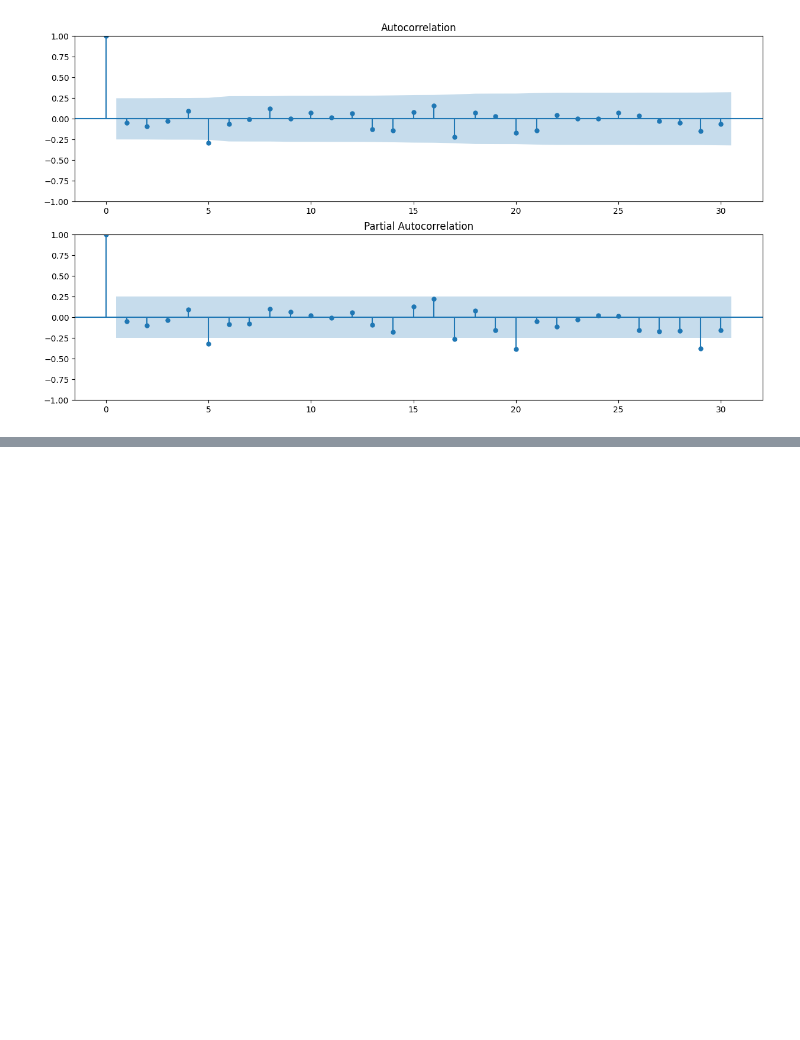
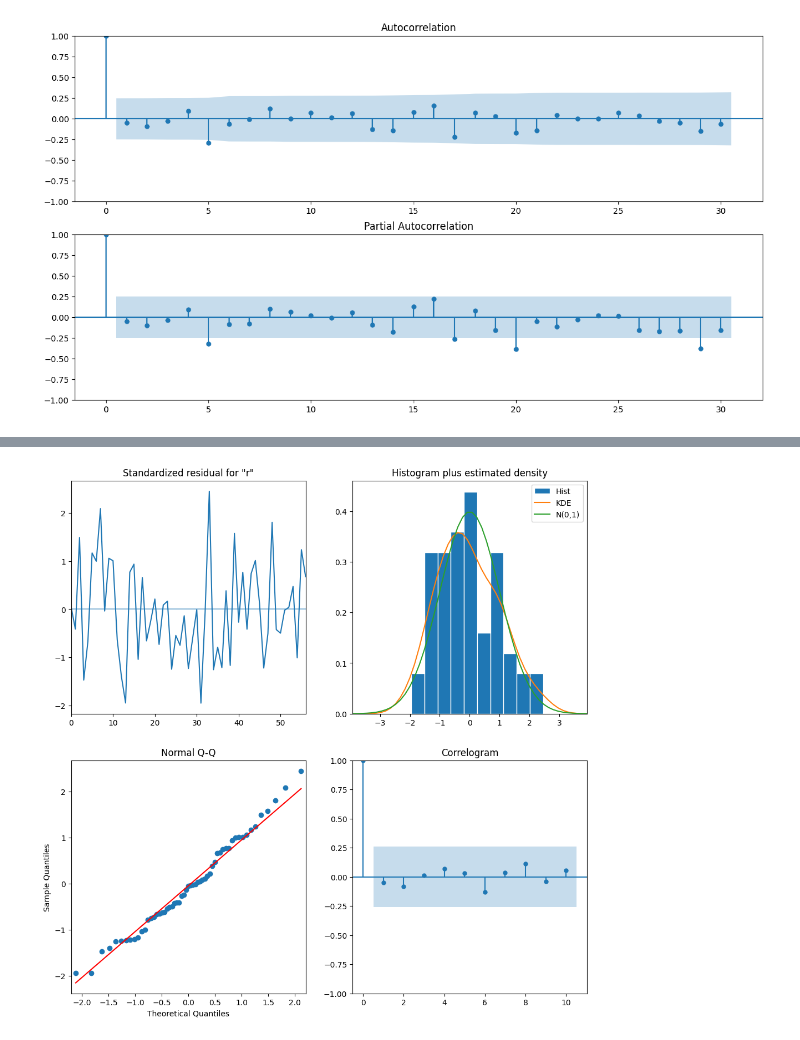
Before and after one commit to KLTsai/EMECS_tradingbot, a Jupyter notebook: emecs_trad_bot.ipynb, the cells around one changed output, grey strips where cells are left out. Cells and saved outputs as stored; diff of their text form; code cells hidden in the pictures; blank space fills up the shorter version.

```diff
--- a/emecs_trad_bot.ipynb
+++ b/emecs_trad_bot.ipynb
@@ -152,2 +185,7 @@ SARIMAX Results
 Warnings:
 [1] Covariance matrix calculated using the outer product of gradients (complex-step).
+# %%
+results.plot_diagnostics(figsize=(12, 12))
+plt.show()
+# %% [output]
+[figure, added]
```
Also changed, not shown: parts of 13 cells of this notebook.
